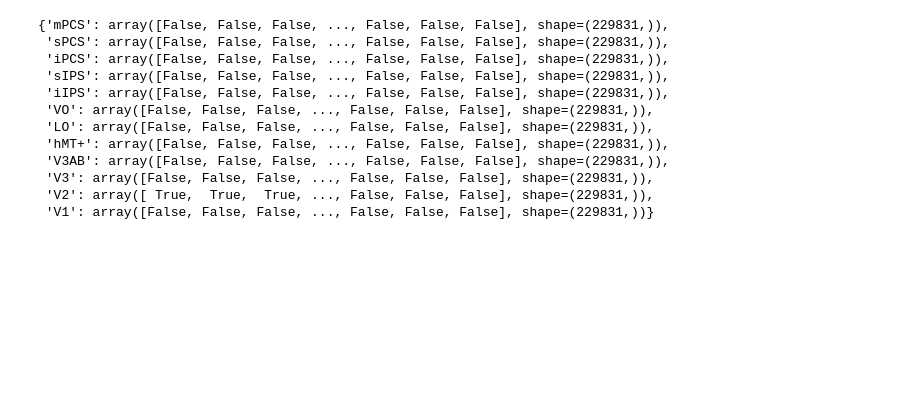
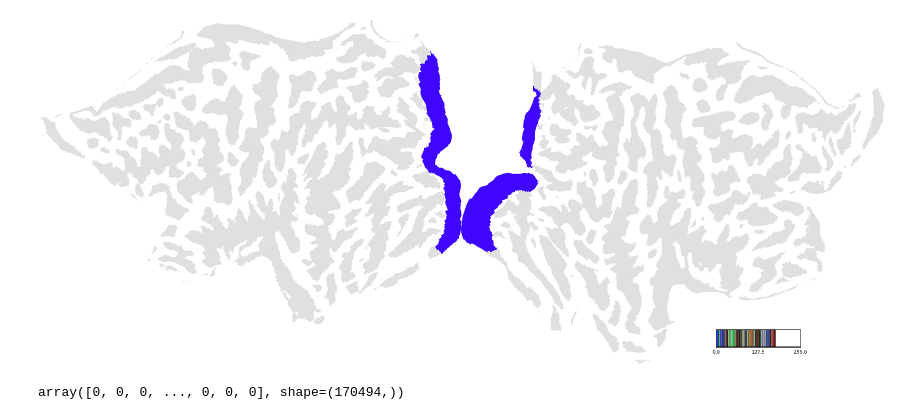
Before and after one commit to mszinte/pRF_analysis, a Jupyter notebook: RetinoMaps/dev/rois_functions.ipynb, the cells around one changed output. Drawn from its saved outputs; the diff is of its cells as text; code cells hidden in the pictures; blank space fills up the shorter version.

Commit message:
corrections on mmp mask

```diff
--- a/RetinoMaps/dev/rois_functions.ipynb
+++ b/RetinoMaps/dev/rois_functions.ipynb
@@ -463,15 +0,0 @@ a
-# %%
-a['hemi-L']
-# %% [output]
-{'mPCS': array([False, False, False, ..., False, False, False], shape=(229831,)),
- 'sPCS': array([False, False, False, ..., False, False, False], shape=(229831,)),
- 'iPCS': array([False, False, False, ..., False, False, False], shape=(229831,)),
- 'sIPS': array([False, False, False, ..., False, False, False], shape=(229831,)),
- 'iIPS': array([False, False, False, ..., False, False, False], shape=(229831,)),
- 'VO': array([False, False, False, ..., False, False, False], shape=(229831,)),
- 'LO': array([False, False, False, ..., False, False, False], shape=(229831,)),
- 'hMT+': array([False, False, False, ..., False, False, False], shape=(229831,)),
- 'V3AB': array([False, False, False, ..., False, False, False], shape=(229831,)),
- 'V3': array([False, False, False, ..., False, False, False], shape=(229831,)),
- 'V2': array([ True,  True,  True, ..., False, False, False], shape=(229831,)),
- 'V1': array([False, False, False, ..., False, False, False], shape=(229831,))}
@@ -477,0 +11,47 @@ a['hemi-L']
+# %%
+subject = 'sub-hcp1.6mm'
+format_ = '170k'
+rois_method_format = 'rois-group-mmp'
+roi = 'V1'
+# %%
+fn = '/Users/uriel/disks/meso_shared/RetinoMaps/derivatives/pp_data/cortex/db/sub-hcp1.6mm/rois/sub-hcp1.6mm_170k_rois-group-mmp.npz'
+
+mask = dict(np.load(fn))
+
+fn2 = '/Users/uriel/disks/meso_shared/RetinoMaps/derivatives/pp_data/cortex/db/sub-hcp1.6mm/masks/170k_cortex_mask.npz'
+brain_mask = dict(np.load(fn2))
+brain_mask = brain_mask['brain_mask']
+# %%
+
+data = np.ones_like(mask[roi], dtype=int)
+data = data[brain_mask]
+# %%
+colormap_name = 'HCP_MMP1'
+alpha = mask[roi].astype(int)
+alpha = alpha[brain_mask]
+roi_name = 'glasser-mmp'
+param_rois = {'subject': subject,
+              'data': data,
+              'cmap': colormap_name,
+              'alpha': alpha,
+              # 'alpha': deriv_mat,
+              'cbar': 'discrete',
+              'vmin': 0,
+              'vmax': 255,
+              'cmap_steps': 255,
+              'cortex_type': 'VertexRGB',
+              'description': 'Gaussian pRF ROIs',
+              'curv_brightness': 1,
+              'curv_contrast': 0.25,
+              'add_roi': True,
+              'with_labels': True,
+              'roi_name': roi_name}
+
+# Plot
+volume_roi = draw_cortex(**param_rois)
+# %% [output]
+[figure, added]
+# %%
+alpha
+# %% [output]
+array([0, 0, 0, ..., 0, 0, 0], shape=(170494,))
```
Also changed, not shown: parts of 39 cells of this notebook, 9 other files.
